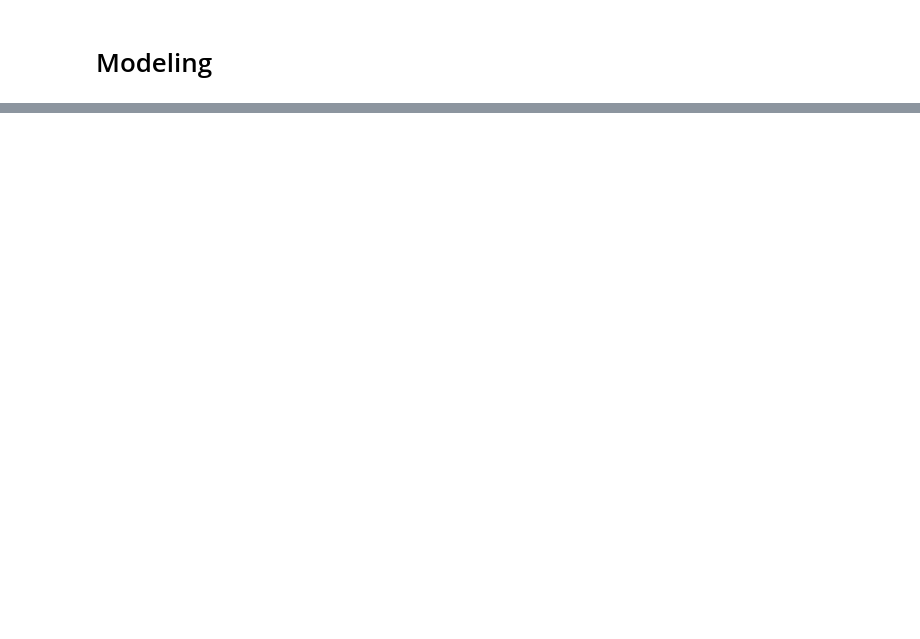
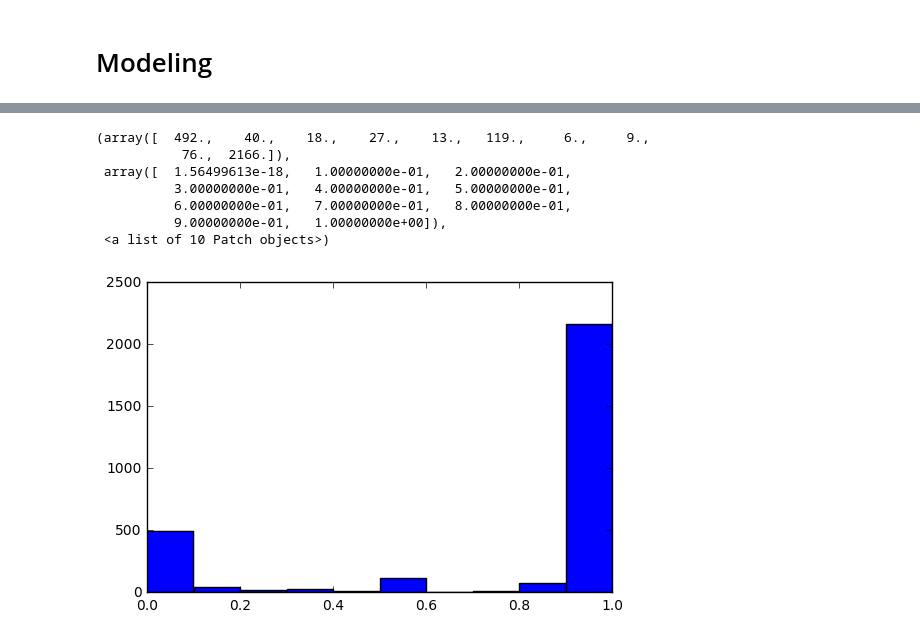
Before and after one commit to flylo/midi-ml, a Jupyter notebook: notebooks/ClassicalExploration.ipynb, the cells around one changed output, grey strips where cells are left out. Saved outputs shown, nothing was run; the diff lists cells and outputs as text; code cells hidden in the pictures; blank space fills up the shorter version.

```diff
--- a/notebooks/ClassicalExploration.ipynb
+++ b/notebooks/ClassicalExploration.ipynb
@@ -229,0 +325,11 @@ fitted, ll = newton_raphson(beta_init, 10)
+# %%
+plt.hist(l.predict_probabilities())
+# %% [output]
+(array([  492.,    40.,    18.,    27.,    13.,   119.,     6.,     9.,
+           76.,  2166.]),
+ array([  1.56499613e-18,   1.00000000e-01,   2.00000000e-01,
+          3.00000000e-01,   4.00000000e-01,   5.00000000e-01,
+          6.00000000e-01,   7.00000000e-01,   8.00000000e-01,
+          9.00000000e-01,   1.00000000e+00]),
+ <a list of 10 Patch objects>)
+[figure, added]
```
Also changed, not shown: parts of 31 cells of this notebook, 3 other files.
